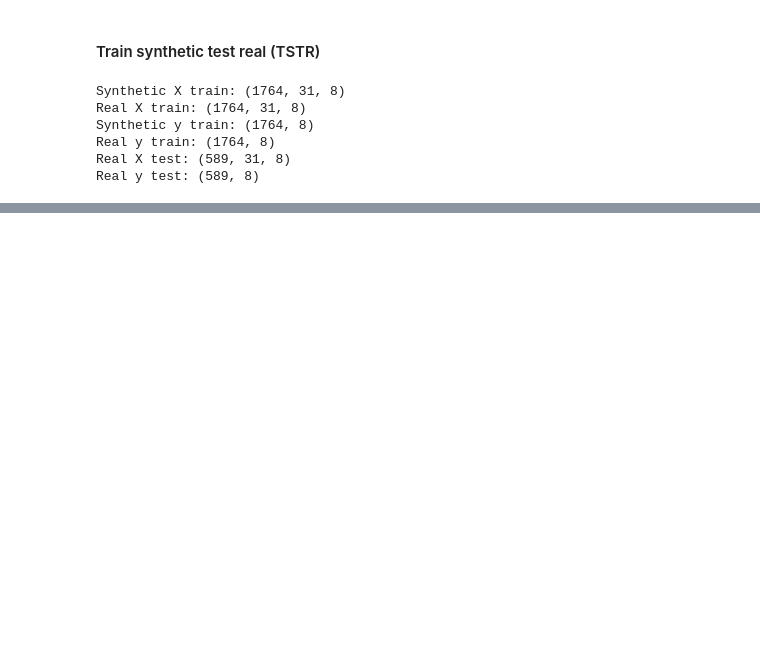
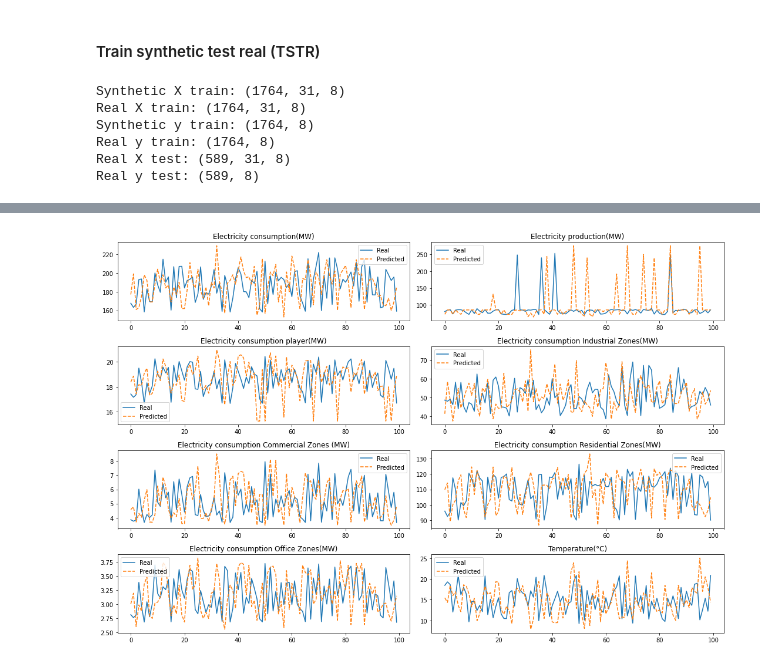
Before and after one commit to kaust-merge/ydata-synthetic, a Jupyter notebook: examples/timeseries/TimeGAN_Synthetic_stock_data.ipynb, the cells around one changed output, grey strips where cells are left out. Drawn from its saved outputs; the diff is of its cells as text; code cells hidden in the pictures; blank space fills up the shorter version.

```diff
--- a/examples/timeseries/TimeGAN_Synthetic_stock_data.ipynb
+++ b/examples/timeseries/TimeGAN_Synthetic_stock_data.ipynb
@@ -328,0 +378,21 @@ results
+# %%
+
+
+real_predictions2 = scaler.inverse_transform(real_predictions)
+y_stock_test2 = scaler.inverse_transform(y_stock_test)
+
+fig, axes = plt.subplots(nrows=4, ncols=2, figsize=(15, 10))
+axes=axes.flatten()
+
+time = list(range(1,32))
+obs = np.random.randint(len(y_stock_test2))
+
+for j, col in enumerate(cols):
+    df = pd.DataFrame({'Real': real_predictions2[:, j],
+                   'Predicted': y_stock_test2[200:300, j]})
+    df.plot(ax=axes[j],
+            title = col,
+            secondary_y='Synthetic data', style=['-', '--'])
+fig.tight_layout()
+# %% [output]
+[figure, added]
```
Also changed, not shown: parts of 20 cells of this notebook, 4 other files.
